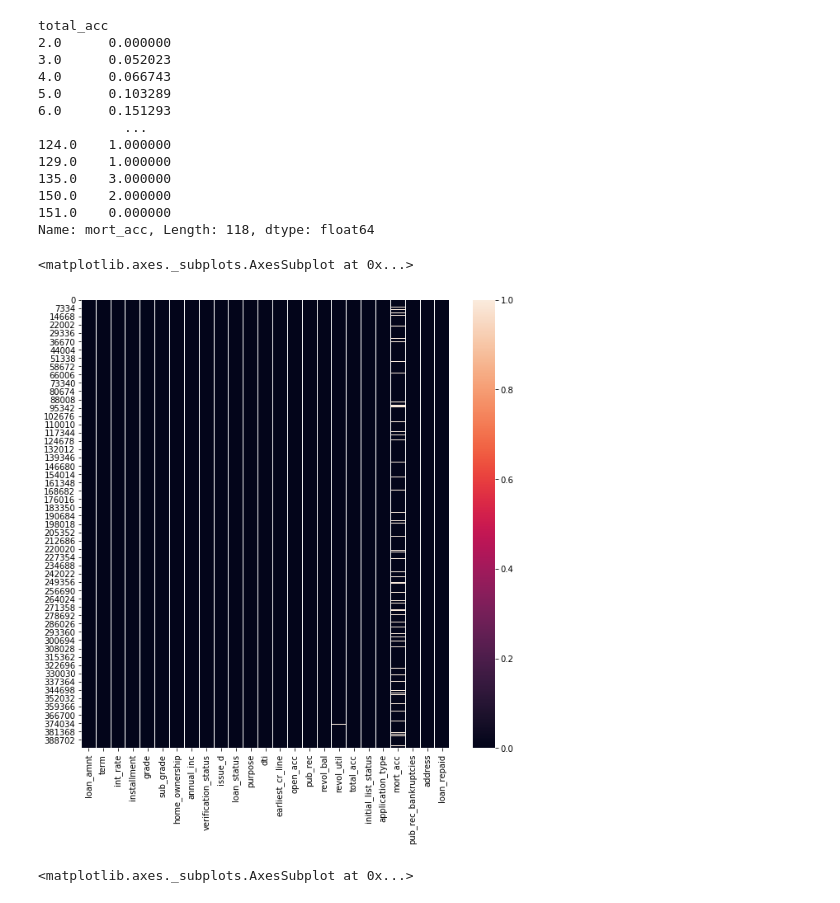
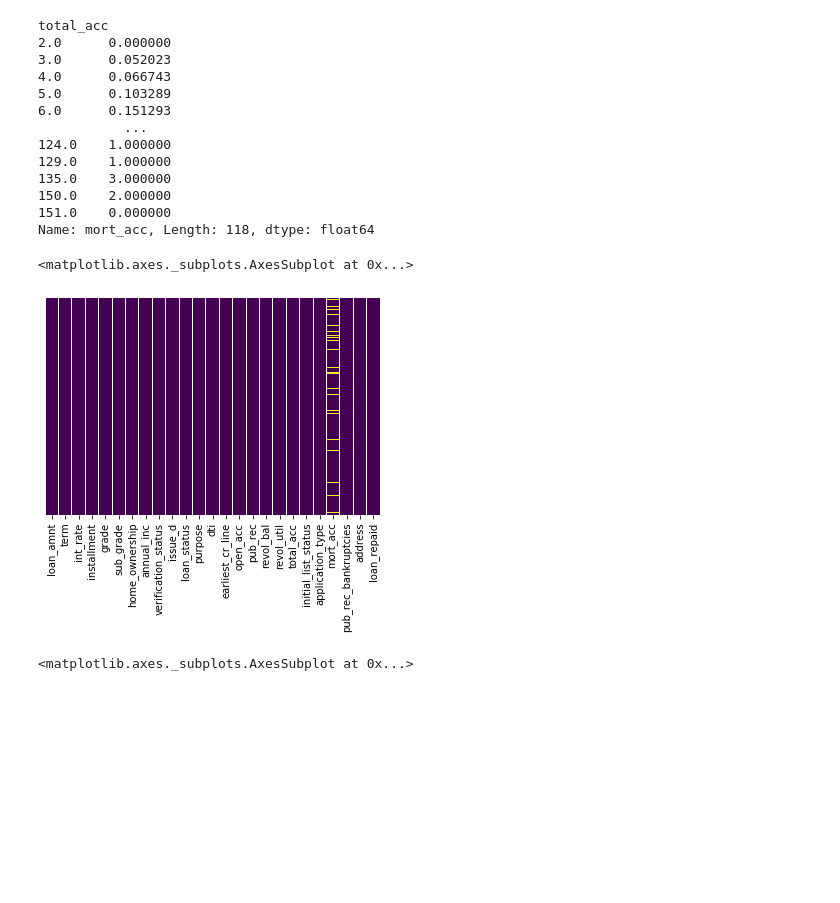
Before and after one commit to GkouskosV/Python-for-Data-Science-and-Machine-Learning-Bootcamp, a Jupyter notebook: Deep_Learning_Sections/Keras_LendingClub_API_Project.ipynb, the cells around one changed output. Saved outputs shown, nothing was run; the diff lists cells and outputs as text; code cells hidden in the pictures; blank space fills up the shorter version.

```diff
--- a/Deep_Learning_Sections/Keras_LendingClub_API_Project.ipynb
+++ b/Deep_Learning_Sections/Keras_LendingClub_API_Project.ipynb
@@ -696,12 +696,11 @@ total_acc
 150.0    2.000000
 151.0    0.000000
 Name: mort_acc, Length: 118, dtype: float64
-# %%
-plt.figure(figsize=(10,10))
-sns.heatmap(data=df.isnull(),linecolor='black')
-# %% [output]
-<matplotlib.axes._subplots.AxesSubplot at 0x...>
-[figure, removed]
+# %%
+sns.heatmap(data=df.isnull(),yticklabels=False,cbar=False,cmap='viridis')
+# %% [output]
+<matplotlib.axes._subplots.AxesSubplot at 0x...>
+[figure, added]
 # %%
 sns.scatterplot(x='total_acc',y='mort_acc',data=df)
 # %% [output]
```
Also changed, not shown: parts of 4 cells of this notebook.
